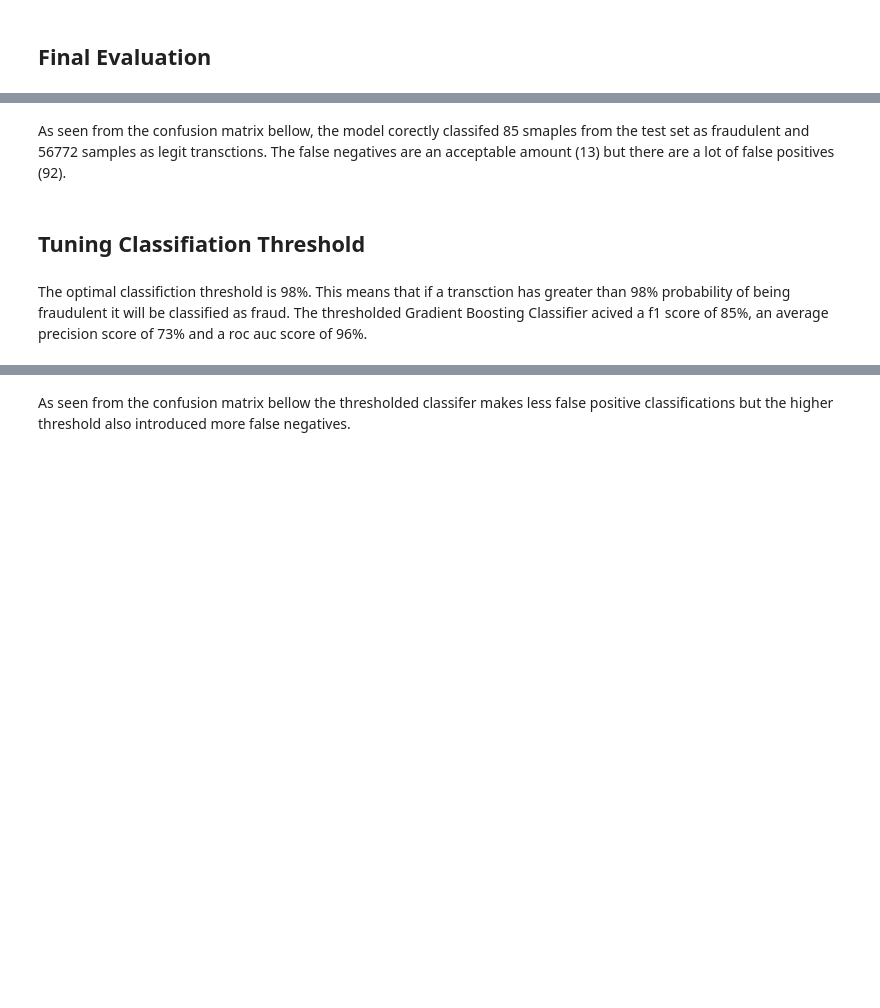
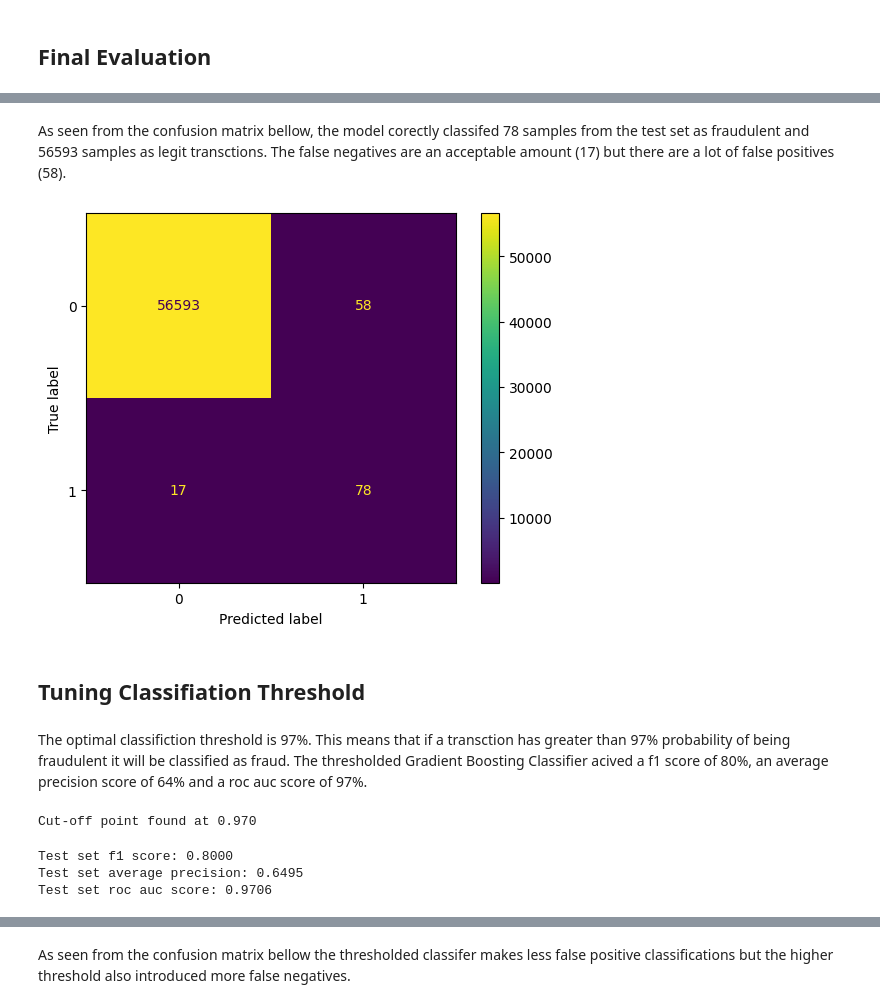
Before and after one commit to webmaster99-stack/credit-card-fraud-detection, a Jupyter notebook: notebooks/model_training_real_data.ipynb, the cells around one changed output, grey strips where cells are left out. Drawn from its saved outputs; the diff is of its cells as text; code cells hidden in the pictures; blank space fills up the shorter version.

```diff
--- a/notebooks/model_training_real_data.ipynb
+++ b/notebooks/model_training_real_data.ipynb
@@ -302,32 +298,23 @@ plt.show()
 # %% [markdown]
-As seen from the confusion matrix bellow, the model corectly classifed 85 smaples from the test set as fraudulent and 56772 samples as legit transctions. The false negatives are an acceptable amount (13) but there are a lot of false positives (92).
+As seen from the confusion matrix bellow, the model corectly classifed 78 samples from the test set as fraudulent and 56593 samples as legit transctions. The false negatives are an acceptable amount (17) but there are a lot of false positives (58).
 # %%
-from sklearn.metrics import ConfusionMatrixDisplay
-
-ConfusionMatrixDisplay.from_predictions(y_test, y_pred)
-plt.show()
+plot_confusion_matrix_from_pipeline(gb_clf_pipeline, X_test, y_test)
+# %% [output]
+[figure, added]
 # %% [markdown]
 ## Tuning Classifiation Threshold
 # %% [markdown]
-The optimal classifiction threshold is 98%. This means that if a transction has greater than 98% probability of being fraudulent it will be classified as fraud. The thresholded Gradient Boosting Classifier acived a f1 score of 85%, an average precision score of 73% and a roc auc score of 96%.
+The optimal classifiction threshold is 97%. This means that if a transction has greater than 97% probability of being fraudulent it will be classified as fraud. The thresholded Gradient Boosting Classifier acived a f1 score of 80%, an average precision score of 64% and a roc auc score of 97%.
 # %%
-from sklearn.model_selection import TunedThresholdClassifierCV
+from src.utils import tune_classification_threshold
 
-calibrated_clf = TunedThresholdClassifierCV(
-    gb_clf_pipeline,
-    cv=cv,
-    scoring="average_precision",
-    n_jobs=-1,
-    random_state=42
-)
-
-calibrated_clf.fit(X_train, y_train)
+thresholded_gb_clf = tune_classification_threshold(gb_clf_pipeline, X_train, y_train, "average_precision", cv)
+# %% [output]
+Cut-off point found at 0.970
 # %%
-y_pred = calibrated_clf.predict(X_test)
-y_pred_proba = calibrated_clf.predict_proba(X_test)[:, 1]
-
-print(f"Cut-off point found at {calibrated_clf.best_threshold_:.3f}")
-print(f"Test set f1 score: {f1_score(y_test, y_pred):.4f}")
-print(f"Test set average precision score: {average_precision_score(y_test, y_pred):.4f}")
-print(f"Test set roc auc score: {roc_auc_score(y_test, y_pred_proba)}")
+evaluate_pipeline(thresholded_gb_clf, X_test, y_test)
+# %% [output]
+Test set f1 score: 0.8000
+Test set average precision: 0.6495
+Test set roc auc score: 0.9706
 # %%
```
Also changed, not shown: parts of 30 cells of this notebook, 3 other files.
